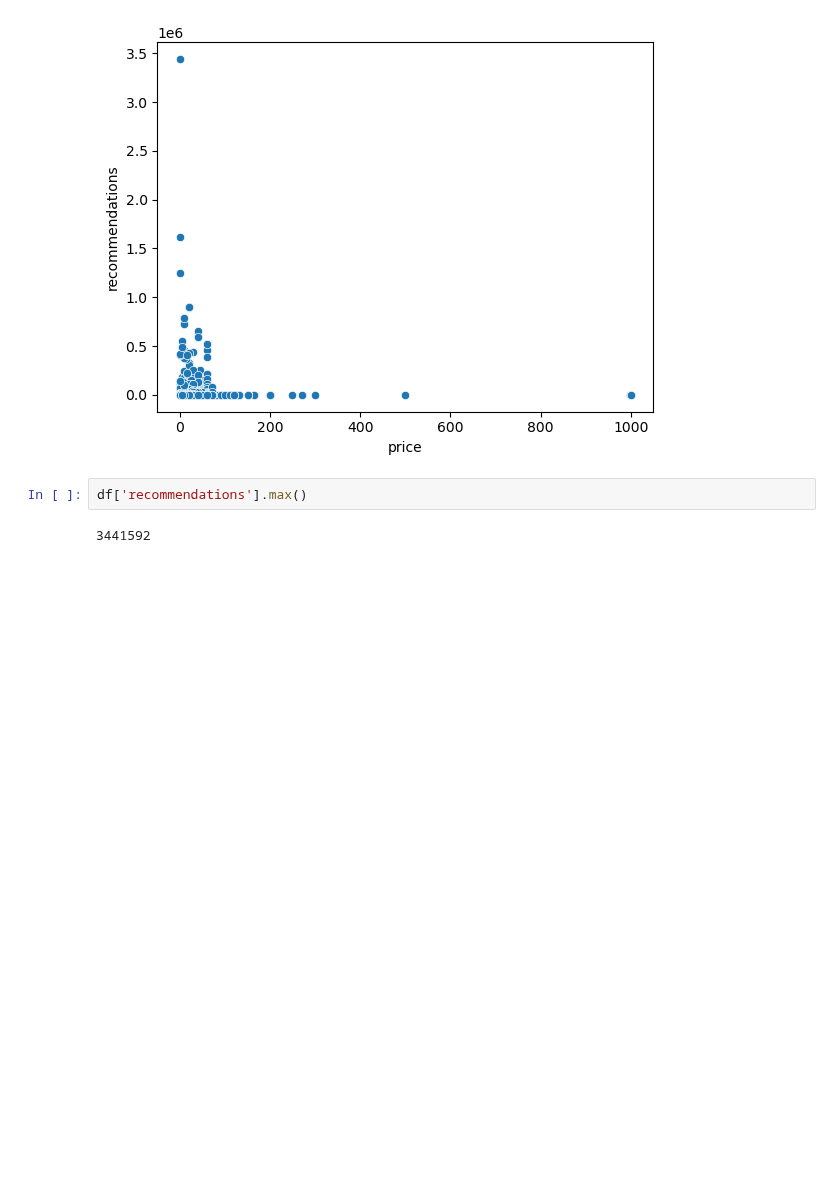
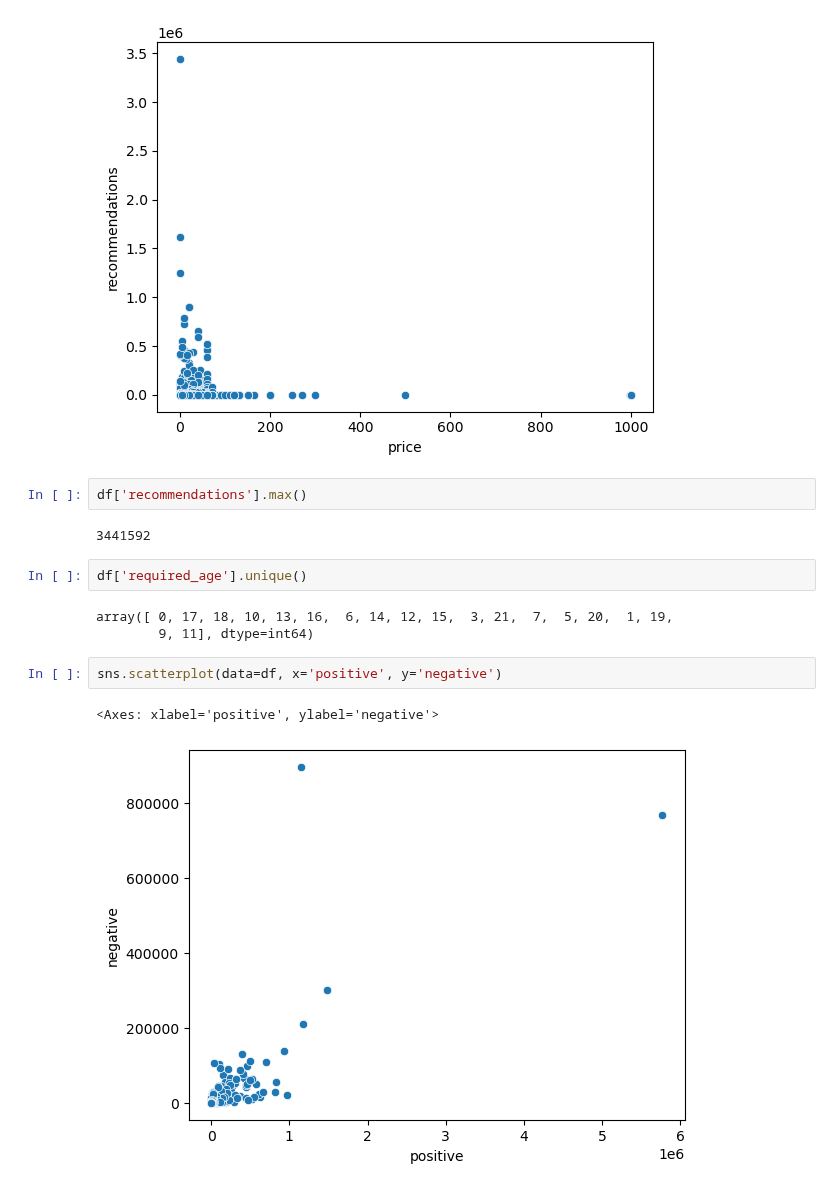
Before and after one commit to whoshilo/AI, a Jupyter notebook: Semester 1/Games/Mr. President, he's gaming.ipynb, the cells around one changed output. Saved outputs shown, nothing was run; the diff lists cells and outputs as text; blank space fills up the shorter version.

```diff
--- a/Semester 1/Games/Mr. President, he's gaming.ipynb
+++ b/Semester 1/Games/Mr. President, he's gaming.ipynb
@@ -167,3 +167,13 @@ sns.scatterplot(data=df, x='price', y='recommendations')
 df['recommendations'].max()
 # %% [output]
 3441592
+# %%
+df['required_age'].unique()
+# %% [output]
+array([ 0, 17, 18, 10, 13, 16,  6, 14, 12, 15,  3, 21,  7,  5, 20,  1, 19,
+        9, 11], dtype=int64)
+# %%
+sns.scatterplot(data=df, x='positive', y='negative')
+# %% [output]
+<Axes: xlabel='positive', ylabel='negative'>
+[figure, added]
```
Also changed, not shown: parts of 5 cells of this notebook.
